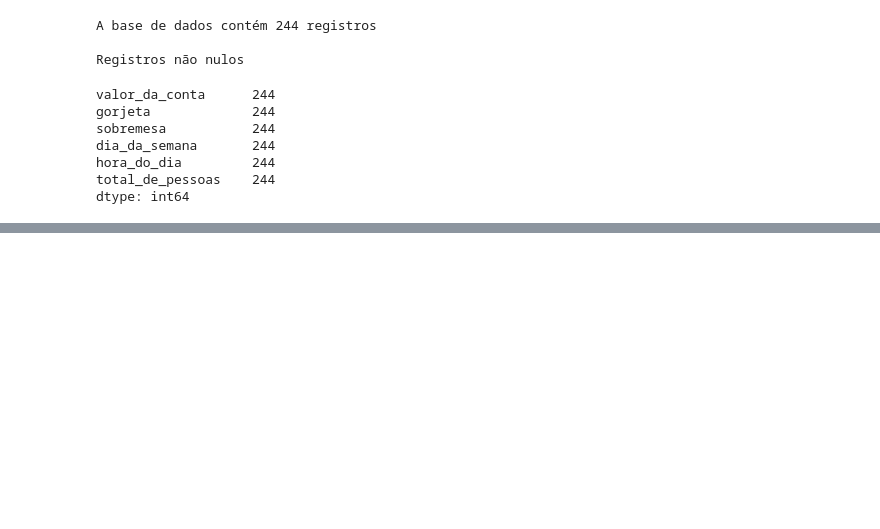
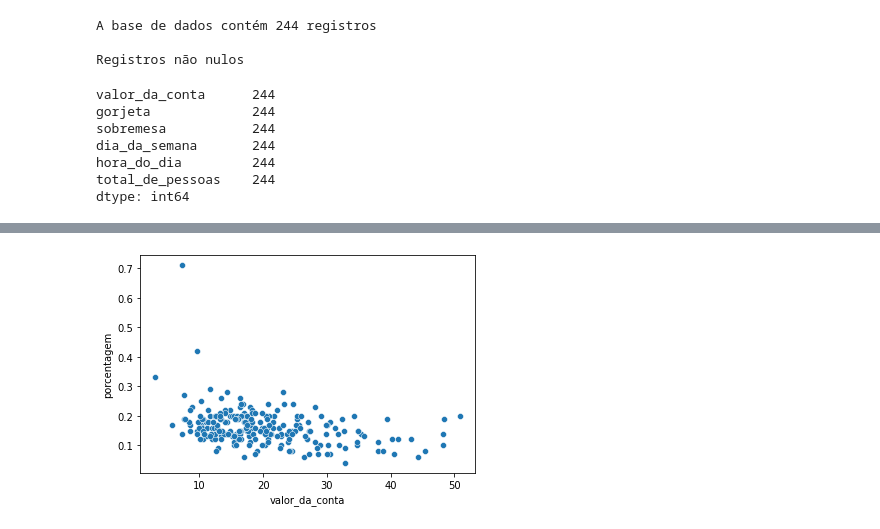
Before and after one commit to marceloicampos/alura-jupyter-python, a Jupyter notebook: aulas/EDA-Gorjetas.ipynb, the cells around one changed output, grey strips where cells are left out. Drawn from its saved outputs; the diff is of its cells as text; code cells hidden in the pictures; blank space fills up the shorter version.

Commit message:
porcentagem, replot e implot

```diff
--- a/aulas/EDA-Gorjetas.ipynb
+++ b/aulas/EDA-Gorjetas.ipynb
@@ -257,0 +265,5 @@ dtype: int64
+# %%
+# gorjetas['porcentagem'] isso inclui mais uma coluna / campo de informações
+# gorjetas['porcentagem'] = (gorjetas['gorjeta'] / gorjetas['valor_da_conta']) * 100
+gorjetas['porcentagem'] = gorjetas['gorjeta'] / gorjetas['valor_da_conta']
+gorjetas.head()
@@ -257,0 +277,3 @@ dtype: int64
+# %%
+gorjetas.porcentagem = gorjetas.porcentagem.round(2)
+gorjetas.head(5)
@@ -257,0 +287,5 @@ dtype: int64
+# %%
+# proporcionalmente o valor da conta não é proporcional ao valor da gorjeta
+porcentagem_conta = sns.scatterplot(x='valor_da_conta', y='porcentagem', data=gorjetas)
+# %% [output]
+[figure, added]
```
Also changed, not shown: parts of 8 cells of this notebook.
